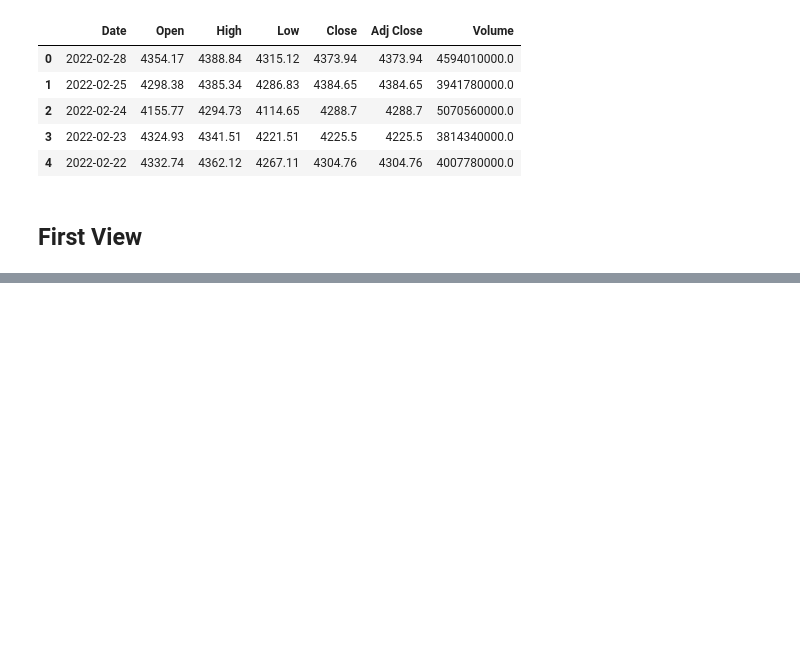
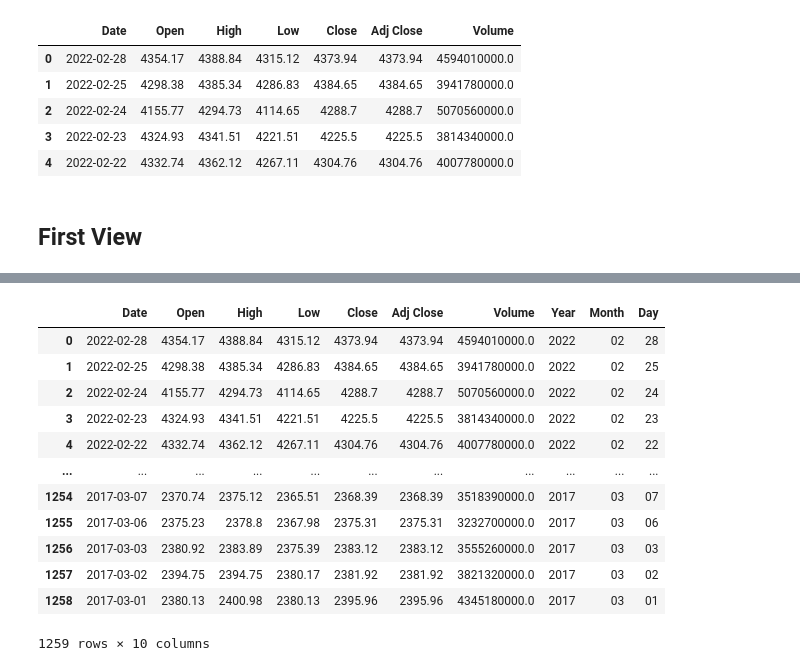
Before and after one commit to oimartin/SP_500_index_RNN, a Jupyter notebook: sp500_notebook.ipynb, the cells around one changed output, grey strips where cells are left out. Drawn from its saved outputs; the diff is of its cells as text; code cells hidden in the pictures; blank space fills up the shorter version.

```diff
--- a/sp500_notebook.ipynb
+++ b/sp500_notebook.ipynb
@@ -91,0 +114,16 @@ px.histogram(data_5yr, x=['Volume'], nbins=50)
+# %%
+data
+# %% [output]
+|  | Date | Open | High | Low | Close | Adj Close | Volume | Year | Month | Day |
+| 0 | 2022-02-28 | 4354.17 | 4388.84 | 4315.12 | 4373.94 | 4373.94 | 4594010000.0 | 2022 | 02 | 28 |
+| 1 | 2022-02-25 | 4298.38 | 4385.34 | 4286.83 | 4384.65 | 4384.65 | 3941780000.0 | 2022 | 02 | 25 |
+| 2 | 2022-02-24 | 4155.77 | 4294.73 | 4114.65 | 4288.7 | 4288.7 | 5070560000.0 | 2022 | 02 | 24 |
+| 3 | 2022-02-23 | 4324.93 | 4341.51 | 4221.51 | 4225.5 | 4225.5 | 3814340000.0 | 2022 | 02 | 23 |
+| 4 | 2022-02-22 | 4332.74 | 4362.12 | 4267.11 | 4304.76 | 4304.76 | 4007780000.0 | 2022 | 02 | 22 |
+| ... | ... | ... | ... | ... | ... | ... | ... | ... | ... | ... |
+| 1254 | 2017-03-07 | 2370.74 | 2375.12 | 2365.51 | 2368.39 | 2368.39 | 3518390000.0 | 2017 | 03 | 07 |
+| 1255 | 2017-03-06 | 2375.23 | 2378.8 | 2367.98 | 2375.31 | 2375.31 | 3232700000.0 | 2017 | 03 | 06 |
+| 1256 | 2017-03-03 | 2380.92 | 2383.89 | 2375.39 | 2383.12 | 2383.12 | 3555260000.0 | 2017 | 03 | 03 |
+| 1257 | 2017-03-02 | 2394.75 | 2394.75 | 2380.17 | 2381.92 | 2381.92 | 3821320000.0 | 2017 | 03 | 02 |
+| 1258 | 2017-03-01 | 2380.13 | 2400.98 | 2380.13 | 2395.96 | 2395.96 | 4345180000.0 | 2017 | 03 | 01 |
+1259 rows × 10 columns
```
Also changed, not shown: parts of 17 cells of this notebook.
